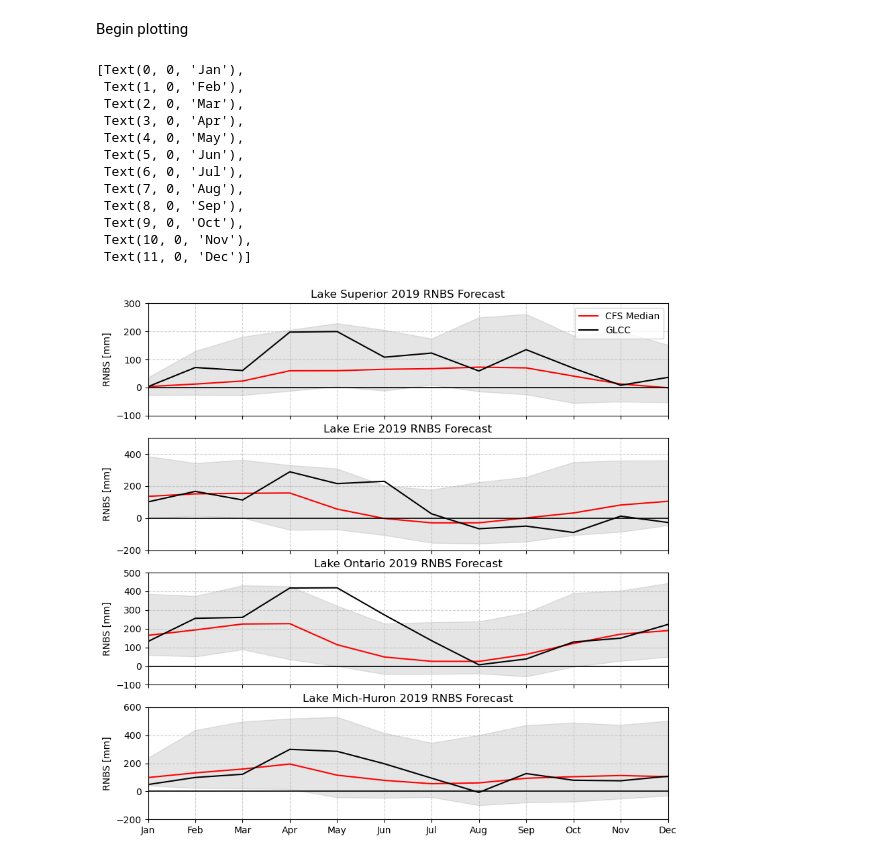
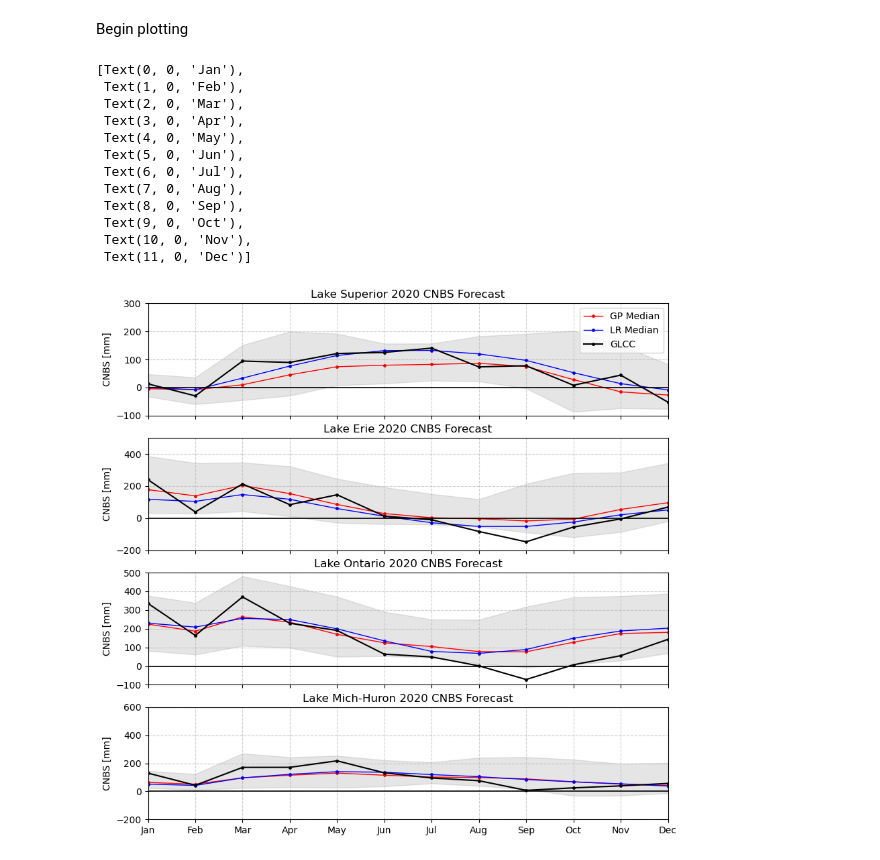
Before and after one commit to great-lakes-ai-lab/NBS-Predictor-MVP, a Jupyter notebook: notebooks/exploratory/3_LEF_v2_ver_2020.ipynb, the cells around one changed output. Cells and saved outputs as stored; diff of their text form; code cells hidden in the pictures.

```diff
--- a/notebooks/exploratory/3_LEF_v2_ver_2020.ipynb
+++ b/notebooks/exploratory/3_LEF_v2_ver_2020.ipynb
@@ -235,5 +287,6 @@ df['cfsrun'] = pcp_data['cfsrun']
 df['month'] = pcp_data['month'].astype(int)
 df['year'] = pcp_data['year'].astype(int)
 # %%
-df_y = pd.merge(df, df_y_pred, left_index=True, right_index=True, how='inner')
+df_gp = pd.merge(df, df_y_gp, left_index=True, right_index=True, how='inner')
+df_lr = pd.merge(df, df_y_lr, left_index=True, right_index=True, how='inner')
 # %%
@@ -266,0 +459,3 @@ df_y_mm = convert_cms_to_mm(df_y)
+# %%
+df_gp_mm = convert_cms_to_mm(df_gp_filtered)
+df_lr_mm = convert_cms_to_mm(df_lr_filtered)
@@ -272,7 +487,7 @@ def mean_min_max(df,lake):
 
     return mean, min, max
 
-mean_su, min_su, max_su = mean_min_max(df_y_mm,'sup')
-mean_er, min_er, max_er = mean_min_max(df_y_mm,'eri')
-mean_on, min_on, max_on = mean_min_max(df_y_mm,'ont')
-mean_mh, min_mh, max_mh = mean_min_max(df_y_mm,'mih')
+mean_su, min_su, max_su = mean_min_max(df_gp_mm,'su_cnbs')
+mean_er, min_er, max_er = mean_min_max(df_gp_mm,'er_cnbs')
+mean_on, min_on, max_on = mean_min_max(df_gp_mm,'on_cnbs')
+mean_mh, min_mh, max_mh = mean_min_max(df_gp_mm,'mh_cnbs')
@@ -300,3 +494,8 @@ print(df_y_mm_filtered)
+# %%
+mean_su_lr, min_su_lr, max_su_lr = mean_min_max(df_lr_mm,'su_cnbs')
+mean_er_lr, min_er_lr, max_er_lr = mean_min_max(df_lr_mm,'er_cnbs')
+mean_on_lr, min_on_lr, max_on_lr = mean_min_max(df_lr_mm,'on_cnbs')
+mean_mh_lr, min_mh_lr, max_mh_lr = mean_min_max(df_lr_mm,'mh_cnbs')
 # %% [markdown]
 Begin plotting
 # %%
@@ -305,65 +504,69 @@ x_values = np.arange(0,12,1)  # x-axis values
 # Creating a 4x1 grid of subplots
 fig, axs = plt.subplots(4, 1, figsize=(10, 10), sharex=True)
 
-axs[0].plot(x_values, mean_su['sup'][0:12], color='red', linestyle='-', linewidth=1.5, label='CFS Median')
-axs[0].plot(x_values, su_rnbs, color='black', linestyle='-', linewidth=1.5, label='GLCC')
+axs[0].plot(x_values, mean_su['su_cnbs'][0:12], color='red', marker='o', markersize = 2.5, linestyle='-', linewidth=1, label='GP Median')
+axs[0].plot(x_values, mean_su_lr['su_cnbs'][0:12], color='blue', marker='o', markersize = 2.5, linestyle='-', linewidth=1, label='LR Median')
+axs[0].plot(x_values, su_rnbs, color='black', linestyle='-', linewidth=1.5, marker='o', markersize = 2.5, label='GLCC')
 axs[0].axhline(y=0, color='black', linestyle='-', linewidth=1.2)
-axs[0].fill_between(x_values, min_su['sup'][0:12], max_su['sup'][0:12], color='gray', alpha=0.2)
-axs[0].set_ylabel('RNBS [mm]')
-axs[0].set_title('Lake Superior 2019 RNBS Forecast')
+axs[0].fill_between(x_values, min_su['su_cnbs'][0:12], max_su['su_cnbs'][0:12], color='gray', alpha=0.2)
+axs[0].set_ylabel('CNBS [mm]')
+axs[0].set_title('Lake Superior 2020 CNBS Forecast')
 axs[0].set_ylim(-100, 300)
 axs[0].set_xlim(0, 11)  # Setting x-axis limits from 1 to 12
 axs[0].set_xticks(np.arange(0,12,1))
 axs[0].legend(loc='upper right')
 axs[0].grid(True, linestyle='--', alpha=0.6)
 
-axs[1].plot(x_values, mean_er['eri'][0:12], color='red', linestyle='-', linewidth=1.5, label='Mean')
-axs[1].plot(x_values, er_rnbs, color='black', linestyle='-', linewidth=1.5, label='Mean')
+axs[1].plot(x_values, mean_er['er_cnbs'][0:12], color='red', marker='o', markersize = 2.5, linestyle='-', linewidth=1)
+axs[1].plot(x_values, mean_er_lr['er_cnbs'][0:12], color='blue', marker='o', markersize = 2.5, linestyle='-', linewidth=1)
+axs[1].plot(x_values, er_rnbs, color='black', linestyle='-', linewidth=1.5, marker='o', markersize = 2.5)
 axs[1].axhline(y=0, color='black', linestyle='-', linewidth=1.2)
-axs[1].fill_between(x_values, min_er['eri'][0:12], max_er['eri'][0:12], color='gray', alpha=0.2)
-axs[1].set_ylabel('RNBS [mm]')
-axs[1].set_title('Lake Erie 2019 RNBS Forecast')
+axs[1].fill_between(x_values, min_er['er_cnbs'][0:12], max_er['er_cnbs'][0:12], color='gray', alpha=0.2)
+axs[1].set_ylabel('CNBS [mm]')
+axs[1].set_title('Lake Erie 2020 CNBS Forecast')
 axs[1].set_ylim(-200, 500)
 axs[1].set_xlim(0, 11)  # Setting x-axis limits from 1 to 12
 axs[1].set_xticks(np.arange(0,12,1))
 axs[1].grid(True, linestyle='--', alpha=0.6)
 
-axs[2].plot(x_values, mean_on['ont'][0:12], color='red', linestyle='-', linewidth=1.5, label='Mean')
-axs[2].plot(x_values, on_rnbs, color='black', linestyle='-', linewidth=1.5, label='Mean')
+axs[2].plot(x_values, mean_on['on_cnbs'][0:12], color='red', marker='o', markersize = 2.5, linestyle='-', linewidth=1)
+axs[2].plot(x_values, mean_on_lr['on_cnbs'][0:12], color='blue', marker='o', markersize = 2.5, linestyle='-', linewidth=1)
+axs[2].plot(x_values, on_rnbs, color='black', linestyle='-', linewidth=1.5, marker='o', markersize = 2.5)
 axs[2].axhline(y=0, color='black', linestyle='-', linewidth=1.2)
-axs[2].fill_between(x_values, min_on['ont'][0:12], max_on['ont'][0:12], color='gray', alpha=0.2)
-axs[2].set_ylabel('RNBS [mm]')
-axs[2].set_title('Lake Ontario 2019 RNBS Forecast')
+axs[2].fill_between(x_values, min_on['on_cnbs'][0:12], max_on['on_cnbs'][0:12], color='gray', alpha=0.2)
+axs[2].set_ylabel('CNBS [mm]')
+axs[2].set_title('Lake Ontario 2020 CNBS Forecast')
 axs[2].set_ylim(-100, 500)
 axs[2].set_xlim(0, 11)  # Setting x-axis limits from 1 to 12
 axs[2].set_xticks(np.arange(0,12,1))
 axs[2].grid(True, linestyle='--', alpha=0.6)
 
-axs[3].plot(x_values, mean_mh['mih'][0:12], color='red', linestyle='-', linewidth=1.5, label='Mean')
-axs[3].plot(x_values, mh_rnbs, color='black', linestyle='-', linewidth=1.5, label='Mean')
+axs[3].plot(x_values, mean_mh['mh_cnbs'][0:12], color='red', marker='o', markersize = 2.5, linestyle='-', linewidth=1)
+axs[3].plot(x_values, mean_mh_lr['mh_cnbs'][0:12], color='blue', marker='o', markersize = 2.5, linestyle='-', linewidth=1)
+axs[3].plot(x_values, mh_rnbs, color='black', linestyle='-', linewidth=1.5, marker='o', markersize = 2.5)
 axs[3].axhline(y=0, color='black', linestyle='-', linewidth=1.2)
-axs[3].fill_between(x_values, min_mh['mih'][0:12], max_mh['mih'][0:12], color='gray', alpha=0.2)
-axs[3].set_ylabel('RNBS [mm]')
-axs[3].set_title('Lake Mich-Huron 2019 RNBS Forecast')
+axs[3].fill_between(x_values, min_mh['mh_cnbs'][0:12], max_mh['mh_cnbs'][0:12], color='gray', alpha=0.2)
+axs[3].set_ylabel('CNBS [mm]')
+axs[3].set_title('Lake Mich-Huron 2020 CNBS Forecast')
 axs[3].set_ylim(-200, 600)
 axs[3].set_xlim(0, 11)  # Setting x-axis limits from 1 to 12
 axs[3].set_xticks(np.arange(0,12,1))
 axs[3].grid(True, linestyle='--', alpha=0.6)
 axs[3].set_xticklabels([calendar.month_abbr[mean_mh['month'][j]] for j in range(12)])
 # %% [output]
 [Text(0, 0, 'Jan'),
  Text(1, 0, 'Feb'),
  Text(2, 0, 'Mar'),
  Text(3, 0, 'Apr'),
  Text(4, 0, 'May'),
  Text(5, 0, 'Jun'),
  Text(6, 0, 'Jul'),
  Text(7, 0, 'Aug'),
  Text(8, 0, 'Sep'),
  Text(9, 0, 'Oct'),
  Text(10, 0, 'Nov'),
  Text(11, 0, 'Dec')]
-[figure, old version]
+[figure, new version]
 # %%
 import seaborn as sns
 from sklearn.metrics import r2_score
```
Also changed, not shown: parts of 23 cells of this notebook, 2 other files.
